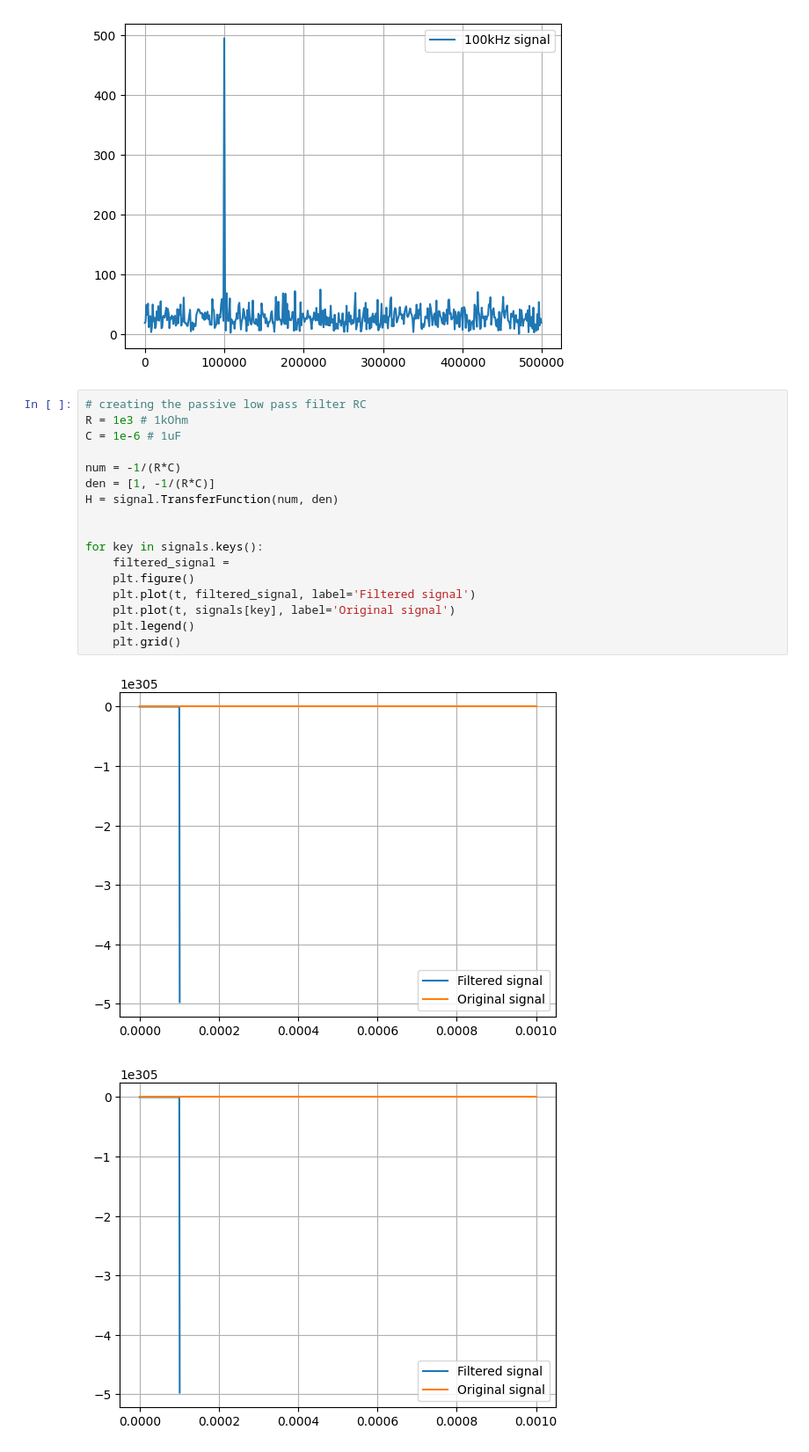
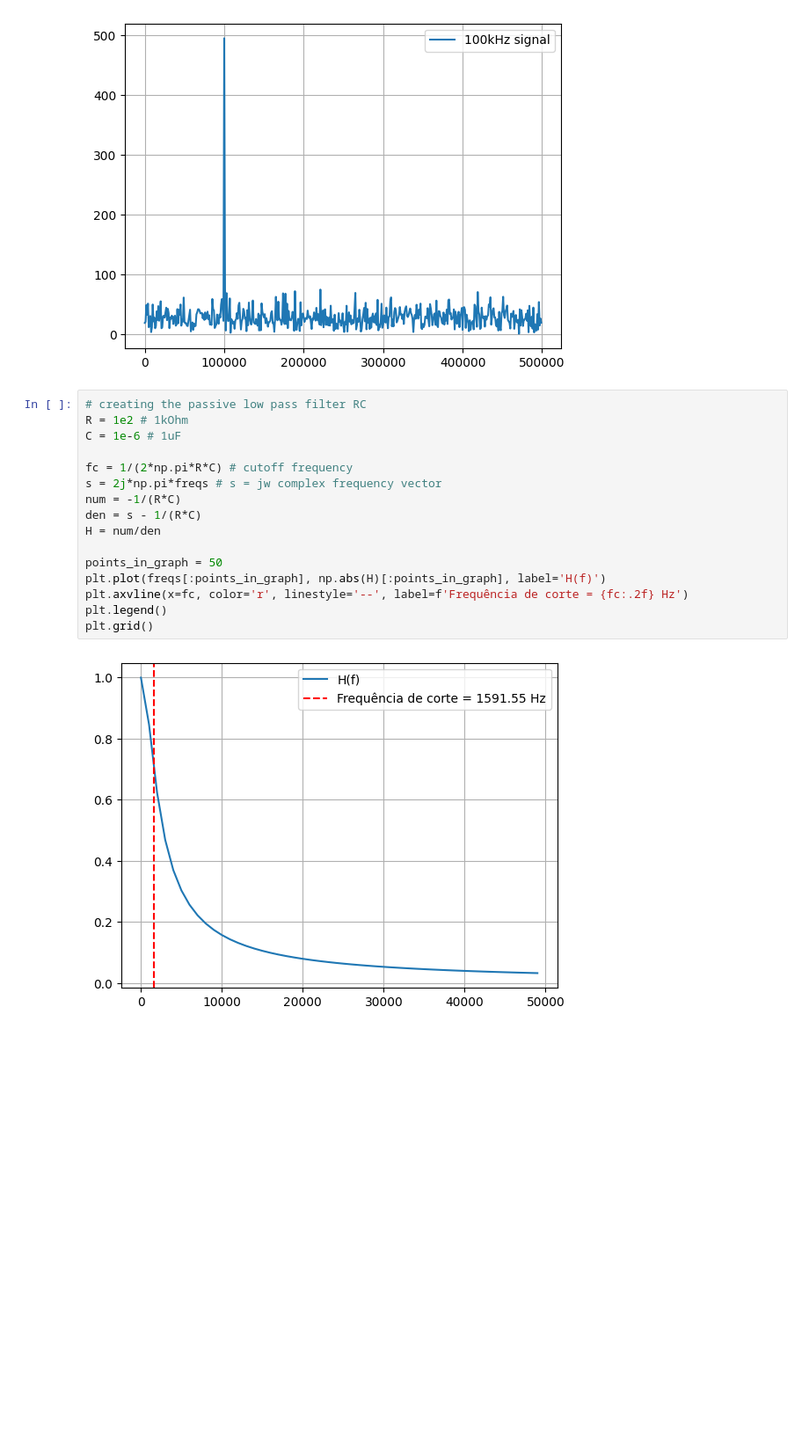
Before and after one commit to V-kr0pt/filtros_ufpb, a Jupyter notebook: filters.ipynb, the cells around one changed output. Shown at 88% size. Saved outputs shown, nothing was run; the diff lists cells and outputs as text; blank space fills up the shorter version.

Commit message:
add: low pass filter RC created

```diff
--- a/filters.ipynb
+++ b/filters.ipynb
@@ -72,21 +72,19 @@ for key in noisy_signals.keys():
 [figure]
 # %%
 # creating the passive low pass filter RC
-R = 1e3 # 1kOhm
+R = 1e2 # 1kOhm
 C = 1e-6 # 1uF
 
+fc = 1/(2*np.pi*R*C) # cutoff frequency
+s = 2j*np.pi*freqs # s = jw complex frequency vector
 num = -1/(R*C)
-den = [1, -1/(R*C)]
-H = signal.TransferFunction(num, den)
+den = s - 1/(R*C)
+H = num/den
 
-
-for key in signals.keys():
-    filtered_signal =
-    plt.figure()
-    plt.plot(t, filtered_signal, label='Filtered signal')
-    plt.plot(t, signals[key], label='Original signal')
-    plt.legend()
-    plt.grid()
+points_in_graph = 50
+plt.plot(freqs[:points_in_graph], np.abs(H)[:points_in_graph], label='H(f)')
+plt.axvline(x=fc, color='r', linestyle='--', label=f'Frequência de corte = {fc:.2f} Hz')
+plt.legend()
+plt.grid()
 # %% [output]
-[figure, old version]
+[figure, new version]
-[figure, removed]
```
Also changed, not shown: parts of 2 cells of this notebook.
